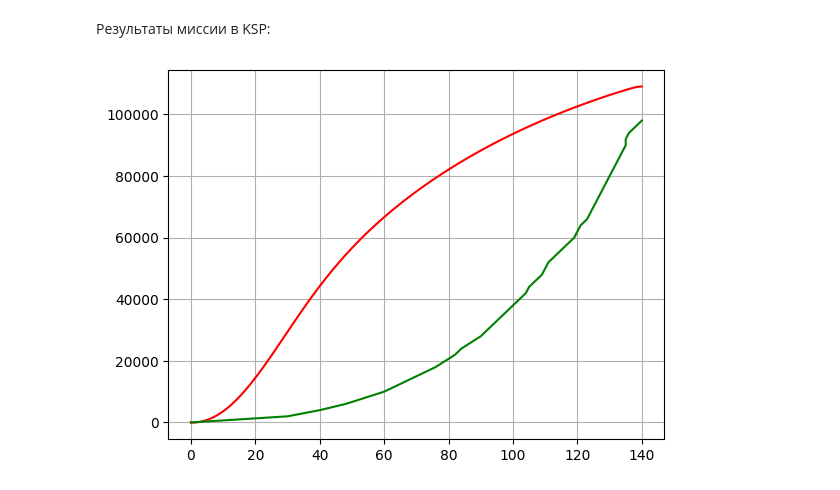
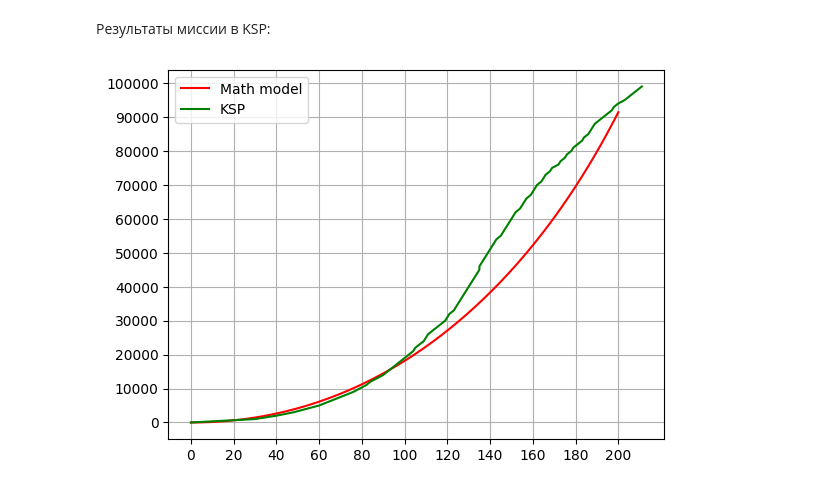
Before and after one commit to newmersedez/RKT, a Jupyter notebook: attitute_model.ipynb, the cells around one changed output. Cells and saved outputs as stored; diff of their text form; code cells hidden in the pictures.

Commit message:
fixed graphic

```diff
--- a/attitute_model.ipynb
+++ b/attitute_model.ipynb
@@ -99,8 +99,9 @@ current_rocket_mass = start_rocket_mass
 fuel_consumption = calculate_fuel_consumption(k, pressure, nozzle_section_area, fuel_combustion_temperature)
 
 # Время полета ракеты
-dt = 1
-theoretical_time = list(range(0, 200, dt))
+dt = 0.1
+a_coef = 20
+theoretical_time = list(range(0, 200, 1))
 
 # Список высот полет ракеты
 theoretical_height = [height]
@@ -132,33 +133,37 @@ for time in theoretical_time:
 
     # Расчет высоты полета
     height = height + previous_speed * dt
-    theoretical_height.append(-5*height)
+    theoretical_height.append(-a_coef*height)
 # %% [markdown]
 Результаты миссии в KSP:
 # %%
-experimental_height = list(range(0, 100000, 2000))
+experimental_height = list(range(0, 100000, 1000))
 experimental_time = [
     0,   30,  40,  48,  54,  60,  64,  68,  72,  76,
     79,  82,  84,  87,  90,  92,  94,  96,  98,  100,
     102, 104, 105, 107, 109, 110, 111, 113, 115, 117,
     119, 120, 121, 123, 124, 125, 126, 127, 128, 129,
-    130, 131, 132, 133, 134, 135, 135, 136, 138, 140]
+    130, 131, 132, 133, 134, 135, 135, 136, 137, 138,
+    139, 140, 141, 142, 143, 145, 146, 147, 148, 149,
+    150, 151, 152, 154, 155, 156, 157, 159, 160, 161,
+    162, 164, 165, 166, 168, 169, 172, 173, 175, 176,
+    178, 179, 181, 183, 184, 186, 187, 188, 189, 191,
+    193, 195, 197, 198, 200, 203, 205, 207, 209, 211]
 # %%
 # fig, (plt1, plt2) = plt.subplots(2, figsize=(10, 10))
 
-plt.plot(range(len(theoretical_height)), [height for height in theoretical_height], color="red")
-plt.plot(experimental_time, experimental_height, color="green")
-
-# plt.set_xticks(np.arange(0, 150, 10))
-# plt.set_yticks(np.arange(0, 101000, 10000))
+plt.plot(range(len(theoretical_height)), [height for height in theoretical_height], color="red", label="Math model")
+plt.plot(experimental_time, experimental_height, color="green", label="KSP")
+plt.xticks(np.arange(0, 220, 20))
+plt.yticks(np.arange(0, 101000, 10000))
 plt.grid(True)
 
 
 # plt2.plot(experimental_time, experimental_height, color="green")
 # plt2.set_xticks(np.arange(0, 150, 10))
 # plt2.set_yticks(np.arange(0, 101000, 10000))
 # plt2.grid(True)
-
+plt.legend()
 plt.show()
 # %% [output]
-[figure, old version]
+[figure, new version]
```
